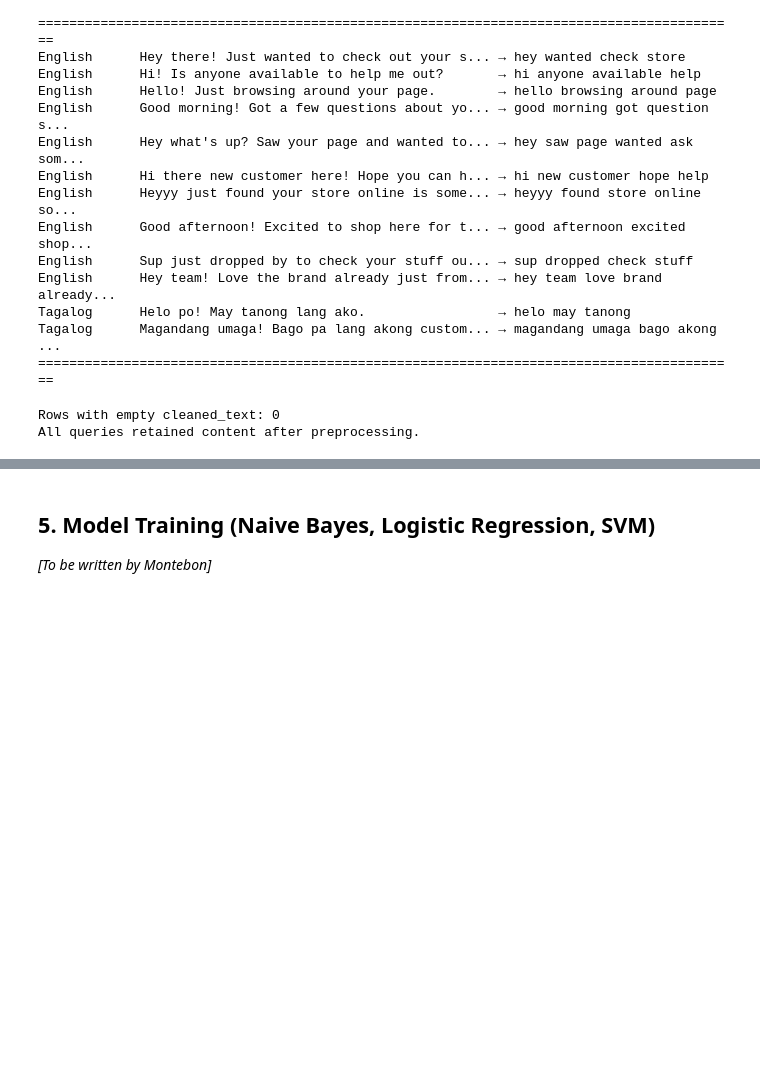
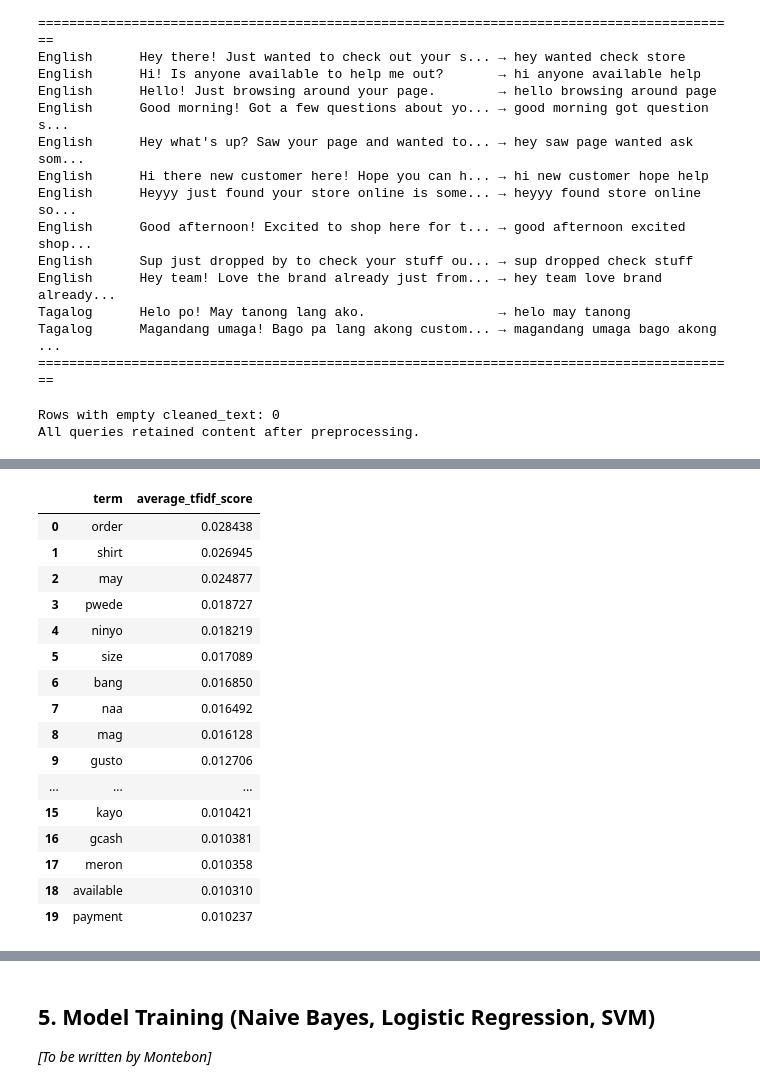
Before and after one commit to CTRL-JUJU/rale.cco-chatbot, a Jupyter notebook: rale_cco_chatbot.ipynb, the cells around one changed output, grey strips where cells are left out. Cells and saved outputs as stored; diff of their text form; code cells hidden in the pictures; blank space fills up the shorter version.

Commit message:
Implement feature extraction section

```diff
--- a/rale_cco_chatbot.ipynb
+++ b/rale_cco_chatbot.ipynb
@@ -460,0 +477,13 @@ All queries retained content after preprocessing.
+# %%
+# PREPARE FEATURES AND TARGET LABELS
+
+# Use cleaned text from the preprocessing section as model input
+X = df['cleaned_text']
+y = df['intent']
+
+# Keep the original text and language for later error analysis
+metadata = df[['text', 'language']]
+
+print(f"Feature input shape: {X.shape}")
+print(f"Target label shape: {y.shape}")
+print(f"Number of intent classes: {y.nunique()}")
@@ -460,0 +556,18 @@ All queries retained content after preprocessing.
+# %%
+# TF-IDF FEATURE EXTRACTION
+
+tfidf_vectorizer = TfidfVectorizer(
+    ngram_range=(1, 2),
+    min_df=1,
+    sublinear_tf=True
+)
+
+X_train_tfidf = tfidf_vectorizer.fit_transform(X_train)
+X_test_tfidf = tfidf_vectorizer.transform(X_test)
+
+tfidf_feature_names = tfidf_vectorizer.get_feature_names_out()
+
+print("TF-IDF feature extraction completed.")
+print(f"TF-IDF training matrix shape: {X_train_tfidf.shape}")
+print(f"TF-IDF testing matrix shape: {X_test_tfidf.shape}")
+print(f"Total TF-IDF features: {len(tfidf_feature_names)}")
@@ -460,0 +617,30 @@ All queries retained content after preprocessing.
+# %%
+# VIEW TOP TERMS BY AVERAGE TF-IDF SCORE
+
+mean_tfidf_scores = X_train_tfidf.mean(axis=0).A1
+top_tfidf_indices = mean_tfidf_scores.argsort()[::-1][:20]
+
+top_tfidf_terms = pd.DataFrame({
+    'term': tfidf_feature_names[top_tfidf_indices],
+    'average_tfidf_score': mean_tfidf_scores[top_tfidf_indices]
+})
+
+top_tfidf_terms
+# %% [output]
+|  | term | average_tfidf_score |
+| 0 | order | 0.028438 |
+| 1 | shirt | 0.026945 |
+| 2 | may | 0.024877 |
+| 3 | pwede | 0.018727 |
+| 4 | ninyo | 0.018219 |
+| 5 | size | 0.017089 |
+| 6 | bang | 0.016850 |
+| 7 | naa | 0.016492 |
+| 8 | mag | 0.016128 |
+| 9 | gusto | 0.012706 |
+| ... | ... | ... |
+| 15 | kayo | 0.010421 |
+| 16 | gcash | 0.010381 |
+| 17 | meron | 0.010358 |
+| 18 | available | 0.010310 |
+| 19 | payment | 0.010237 |
```
Also changed, not shown: parts of 13 cells of this notebook.
